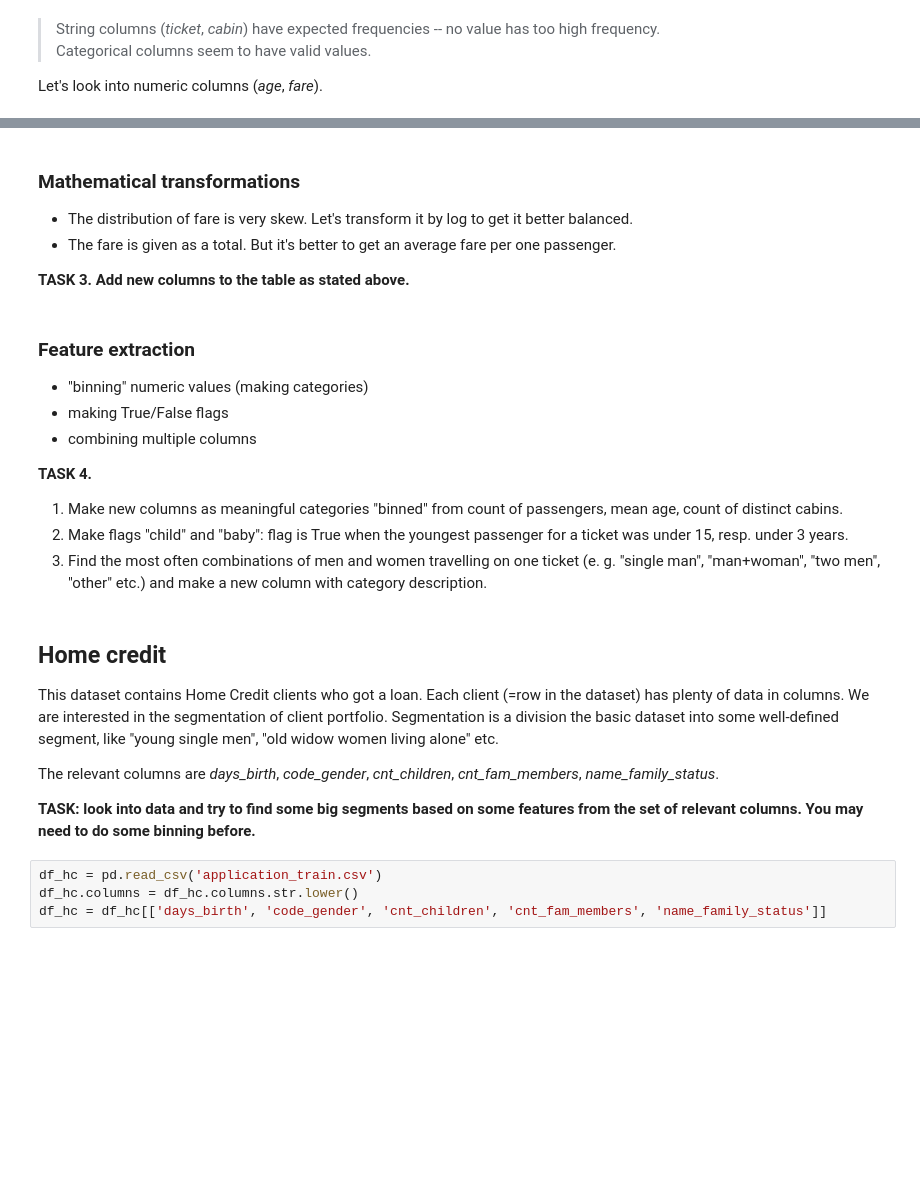
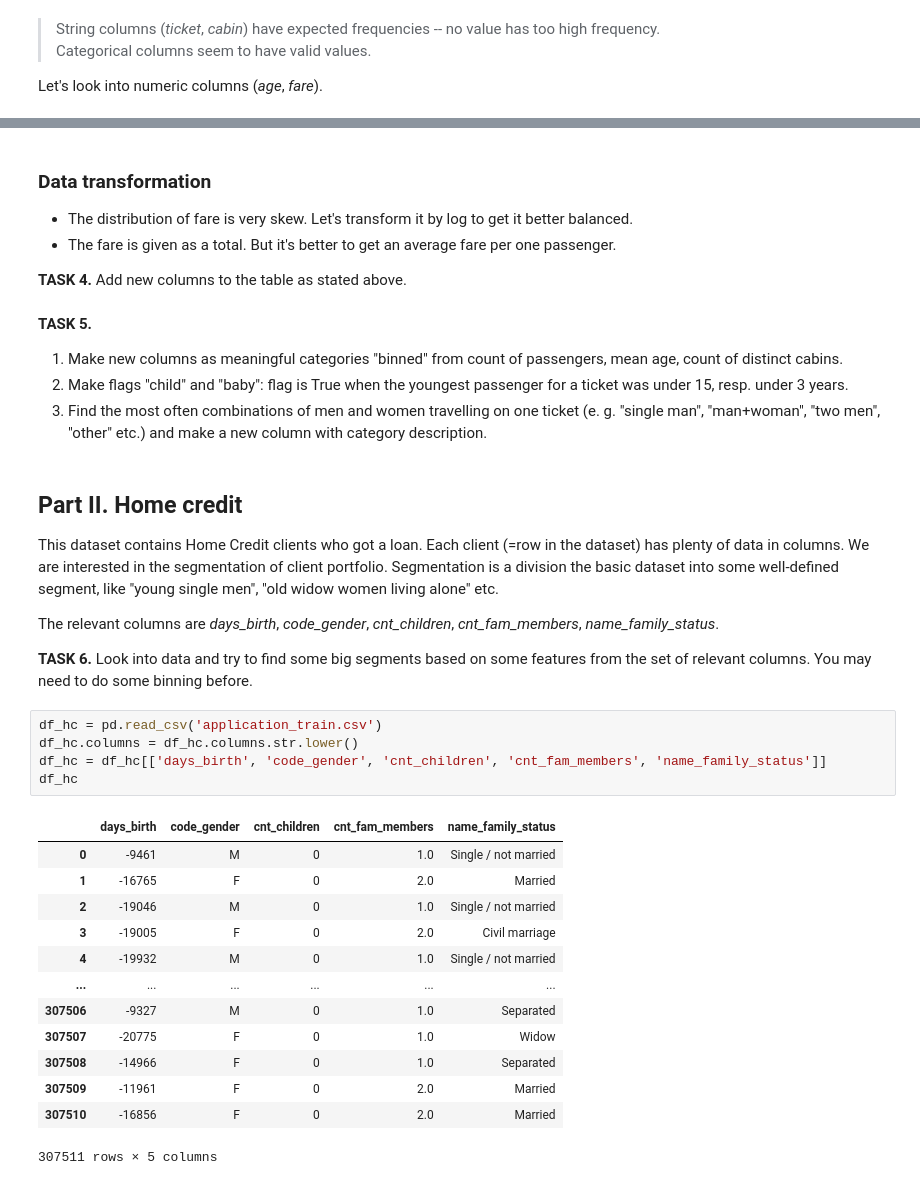
Before and after one commit to profinit/MFF-DS, a Jupyter notebook: practice/week_6_preparation/NDBI048-data_preparation.ipynb, the cells around one changed output, grey strips where cells are left out. Saved outputs shown, nothing was run; the diff lists cells and outputs as text; blank space fills up the shorter version.

Commit message:
aktualizace podkladu pro cviceni data preparation

```diff
--- a/practice/week_6_preparation/NDBI048-data_preparation.ipynb
+++ b/practice/week_6_preparation/NDBI048-data_preparation.ipynb
@@ -219,29 +163,40 @@ We make a table of tickets by few steps:
 # %% [markdown]
-### Mathematical transformations
+### Data transformation
 
 * The distribution of fare is very skew. Let's transform it by log to get it better balanced.
 * The fare is given as a total. But it's better to get an average fare per one passenger.
 
-**TASK 3. Add new columns to the table as stated above.**
+**TASK 4.**
+Add new columns to the table as stated above.
 # %% [markdown]
-### Feature extraction
-
-* "binning" numeric values (making categories)
-* making True/False flags
-* combining multiple columns
-
-**TASK 4.**
+**TASK 5.**
 1. Make new columns as meaningful categories "binned" from count of passengers, mean age, count of distinct cabins.
 2. Make flags "child" and "baby": flag is True when the youngest passenger for a ticket was under 15, resp. under 3 years.
 3. Find the most often combinations of men and women travelling on one ticket (e. g. "single man", "man+woman", "two men", "other" etc.) and make a new column with category description.
 # %% [markdown]
-## Home credit
+## Part II. Home credit
 This dataset contains Home Credit clients who got a loan. Each client (=row in the dataset) has plenty of data in columns. We are interested in the segmentation of client portfolio. Segmentation is a division the basic dataset into some well-defined segment, like "young single men", "old widow women living alone" etc.
 
 The relevant columns are *days_birth*, *code_gender*, *cnt_children*, *cnt_fam_members*, *name_family_status*.
 
-**TASK: look into data and try to find some big segments based on some features from the set of relevant columns. You may need to do some binning before.**
+**TASK 6.**
+Look into data and try to find some big segments based on some features from the set of relevant columns. You may need to do some binning before.
 # %%
 df_hc = pd.read_csv('application_train.csv')
 df_hc.columns = df_hc.columns.str.lower()
 df_hc = df_hc[['days_birth', 'code_gender', 'cnt_children', 'cnt_fam_members', 'name_family_status']]
+df_hc
+# %% [output]
+|  | days_birth | code_gender | cnt_children | cnt_fam_members | name_family_status |
+| 0 | -9461 | M | 0 | 1.0 | Single / not married |
+| 1 | -16765 | F | 0 | 2.0 | Married |
+| 2 | -19046 | M | 0 | 1.0 | Single / not married |
+| 3 | -19005 | F | 0 | 2.0 | Civil marriage |
+| 4 | -19932 | M | 0 | 1.0 | Single / not married |
+| ... | ... | ... | ... | ... | ... |
+| 307506 | -9327 | M | 0 | 1.0 | Separated |
+| 307507 | -20775 | F | 0 | 1.0 | Widow |
+| 307508 | -14966 | F | 0 | 1.0 | Separated |
+| 307509 | -11961 | F | 0 | 2.0 | Married |
+| 307510 | -16856 | F | 0 | 2.0 | Married |
+307511 rows × 5 columns
```
Also changed, not shown: parts of 21 cells of this notebook, 1 other file.
